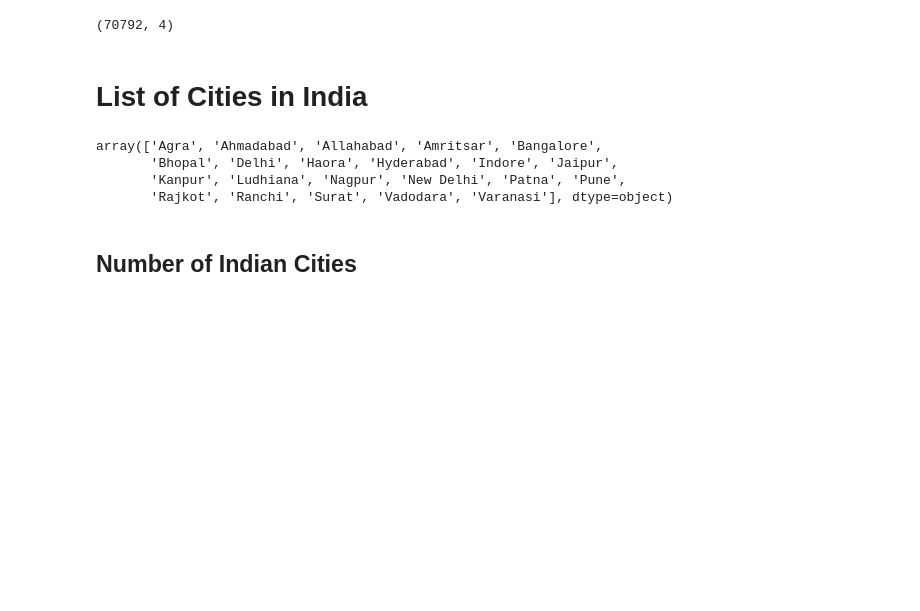
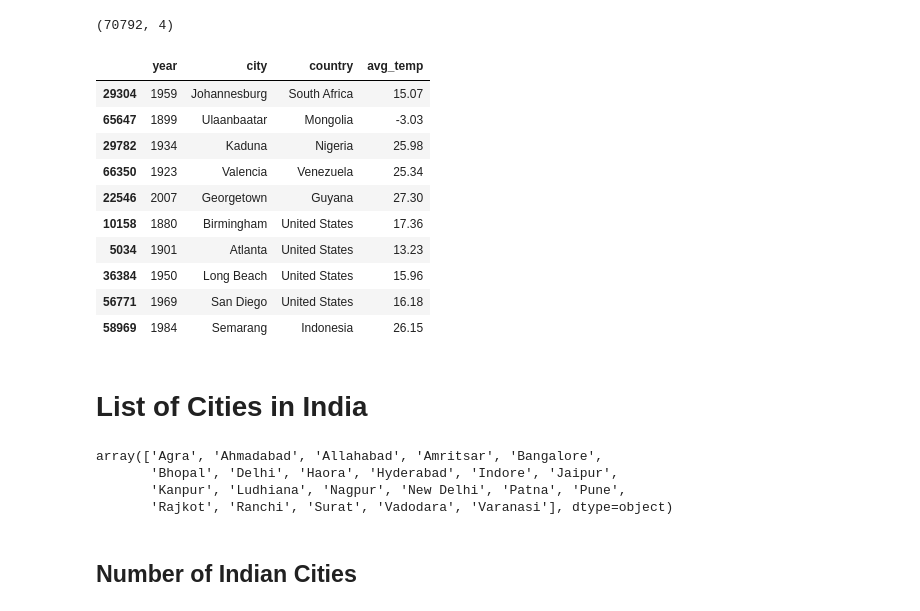
Before and after one commit to dishankkalra23/Explore-Weather-Trends, a Jupyter notebook: Explore_Weather_Trends.ipynb, the cells around one changed output. Saved outputs shown, nothing was run; the diff lists cells and outputs as text; code cells hidden in the pictures; blank space fills up the shorter version.

```diff
--- a/Explore_Weather_Trends.ipynb
+++ b/Explore_Weather_Trends.ipynb
@@ -8,9 +8,24 @@ import matplotlib.pyplot as plt
 import matplotlib.patches as mpatches
 # %%
 city_data = pd.read_csv("/content/drive/MyDrive/Explore Weather Trends/1. city_data.csv")
-city_data.shape
-# %% [output]
-(70792, 4)
+# %%
+city_data.shape
+# %% [output]
+(70792, 4)
+# %%
+city_data.sample(10)
+# %% [output]
+|  | year | city | country | avg_temp |
+| 29304 | 1959 | Johannesburg | South Africa | 15.07 |
+| 65647 | 1899 | Ulaanbaatar | Mongolia | -3.03 |
+| 29782 | 1934 | Kaduna | Nigeria | 25.98 |
+| 66350 | 1923 | Valencia | Venezuela | 25.34 |
+| 22546 | 2007 | Georgetown | Guyana | 27.30 |
+| 10158 | 1880 | Birmingham | United States | 17.36 |
+| 5034 | 1901 | Atlanta | United States | 13.23 |
+| 36384 | 1950 | Long Beach | United States | 15.96 |
+| 56771 | 1969 | San Diego | United States | 16.18 |
+| 58969 | 1984 | Semarang | Indonesia | 26.15 |
 # %% [markdown]
 # List of Cities in India
 # %%
```
Also changed, not shown: parts of 6 cells of this notebook.
